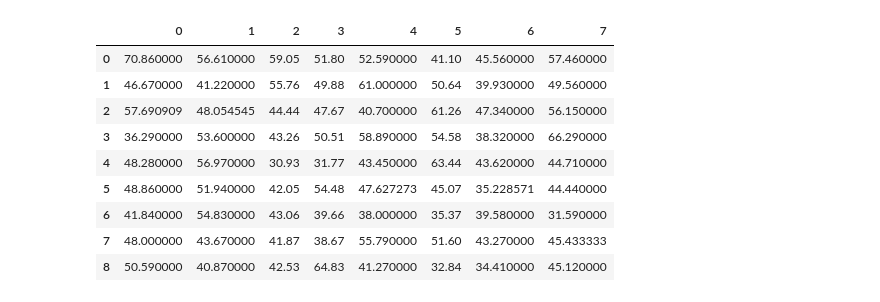
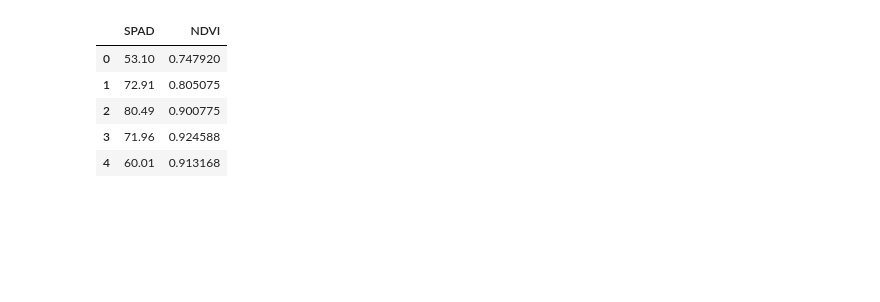
Before and after one commit to cheripai/thesis, a Jupyter notebook: notebooks/Orange_NDVI_SPAD.ipynb, the cells around one changed output. Saved outputs shown, nothing was run; the diff lists cells and outputs as text; code cells hidden in the pictures; blank space fills up the shorter version.

```diff
--- a/notebooks/Orange_NDVI_SPAD.ipynb
+++ b/notebooks/Orange_NDVI_SPAD.ipynb
@@ -27,14 +10,0 @@ ndvi
-# %%
-spad = spad[:9]
-spad
-# %% [output]
-|  | 0 | 1 | 2 | 3 | 4 | 5 | 6 | 7 |
-| 0 | 70.860000 | 56.610000 | 59.05 | 51.80 | 52.590000 | 41.10 | 45.560000 | 57.460000 |
-| 1 | 46.670000 | 41.220000 | 55.76 | 49.88 | 61.000000 | 50.64 | 39.930000 | 49.560000 |
-| 2 | 57.690909 | 48.054545 | 44.44 | 47.67 | 40.700000 | 61.26 | 47.340000 | 56.150000 |
-| 3 | 36.290000 | 53.600000 | 43.26 | 50.51 | 58.890000 | 54.58 | 38.320000 | 66.290000 |
-| 4 | 48.280000 | 56.970000 | 30.93 | 31.77 | 43.450000 | 63.44 | 43.620000 | 44.710000 |
-| 5 | 48.860000 | 51.940000 | 42.05 | 54.48 | 47.627273 | 45.07 | 35.228571 | 44.440000 |
-| 6 | 41.840000 | 54.830000 | 43.06 | 39.66 | 38.000000 | 35.37 | 39.580000 | 31.590000 |
-| 7 | 48.000000 | 43.670000 | 41.87 | 38.67 | 55.790000 | 51.60 | 43.270000 | 45.433333 |
-| 8 | 50.590000 | 40.870000 | 42.53 | 64.83 | 41.270000 | 32.84 | 34.410000 | 45.120000 |
@@ -43,0 +14,9 @@ spad = spad.as_matrix().flatten()
+# %%
+df_07_13.head()
+# %% [output]
+|  | SPAD | NDVI |
+| 0 | 53.10 | 0.747920 |
+| 1 | 72.91 | 0.805075 |
+| 2 | 80.49 | 0.900775 |
+| 3 | 71.96 | 0.924588 |
+| 4 | 60.01 | 0.913168 |
```
Also changed, not shown: parts of 20 cells of this notebook.
